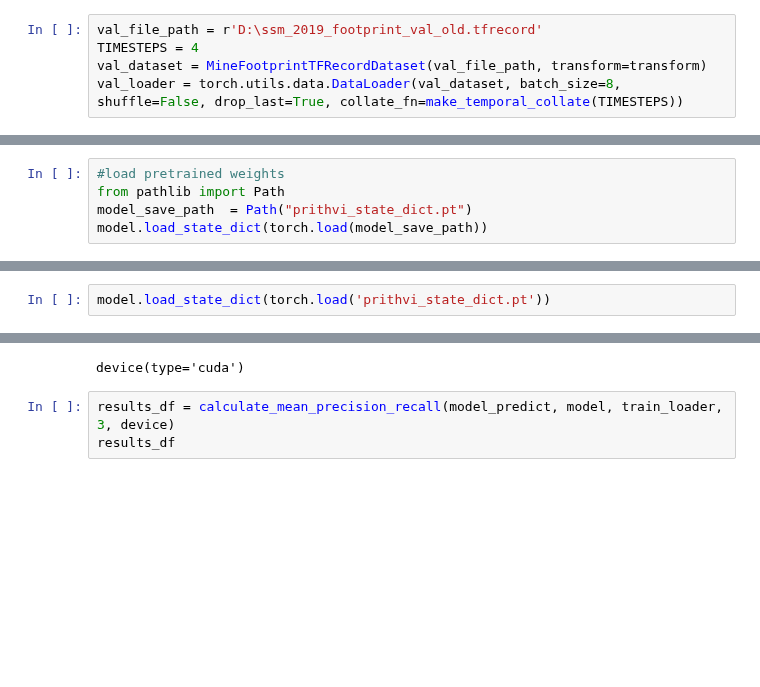
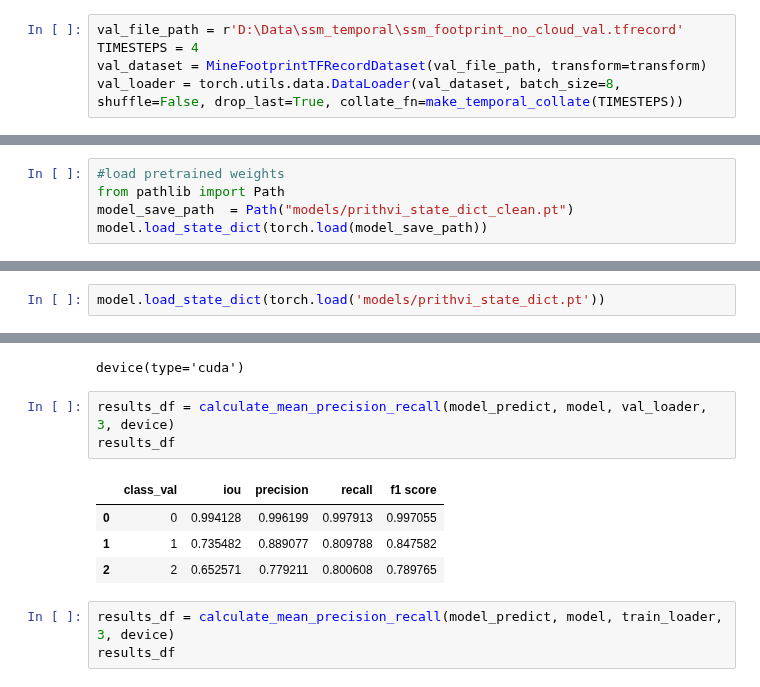
Before and after one commit to easare377/Prithvi-EO-Segmentation, a Jupyter notebook: 3. model_evaluation.ipynb, the cells around one changed output, grey strips where cells are left out. Cells and saved outputs as stored; diff of their text form; blank space fills up the shorter version.

```diff
--- a/3. model_evaluation.ipynb
+++ b/3. model_evaluation.ipynb
@@ -330,7 +414,7 @@ transform = A.Compose([
     ToTensorV2(),
 ])
 # %%
-val_file_path = r'D:\ssm_2019_footprint_val_old.tfrecord'
+val_file_path = r'D:\Data\ssm_temporal\ssm_footprint_no_cloud_val.tfrecord'
 TIMESTEPS = 4
 val_dataset = MineFootprintTFRecordDataset(val_file_path, transform=transform)
 val_loader = torch.utils.data.DataLoader(val_dataset, batch_size=8, shuffle=False, drop_last=True, collate_fn=make_temporal_collate(TIMESTEPS))
@@ -661,7 +777,7 @@ model = build_prithvi_fcn_segmentation(
 # %%
 #load pretrained weights
 from pathlib import Path
-model_save_path  = Path("prithvi_state_dict.pt")
+model_save_path  = Path("models/prithvi_state_dict_clean.pt")
 model.load_state_dict(torch.load(model_save_path))
 # %% [output]
 <All keys matched successfully>
@@ -777,5 +969,5 @@ load_prithvi_encoder_weights_for_seg(
 # %%
-model.load_state_dict(torch.load('prithvi_state_dict.pt'))
+model.load_state_dict(torch.load('models/prithvi_state_dict.pt'))
 # %% [output]
 <All keys matched successfully>
 # %%
@@ -1039,6 +1231,14 @@ device = torch.device("cuda" if torch.cuda.is_available() else "cpu")
 device
 # %% [output]
 device(type='cuda')
+# %%
+results_df = calculate_mean_precision_recall(model_predict, model, val_loader, 3, device)
+results_df
+# %% [output]
+|  | class_val | iou | precision | recall | f1 score |
+| 0 | 0 | 0.994128 | 0.996199 | 0.997913 | 0.997055 |
+| 1 | 1 | 0.735482 | 0.889077 | 0.809788 | 0.847582 |
+| 2 | 2 | 0.652571 | 0.779211 | 0.800608 | 0.789765 |
 # %%
 results_df = calculate_mean_precision_recall(model_predict, model, train_loader, 3, device)
 results_df
```
Also changed, not shown: parts of 9 cells of this notebook, 10 other files.
